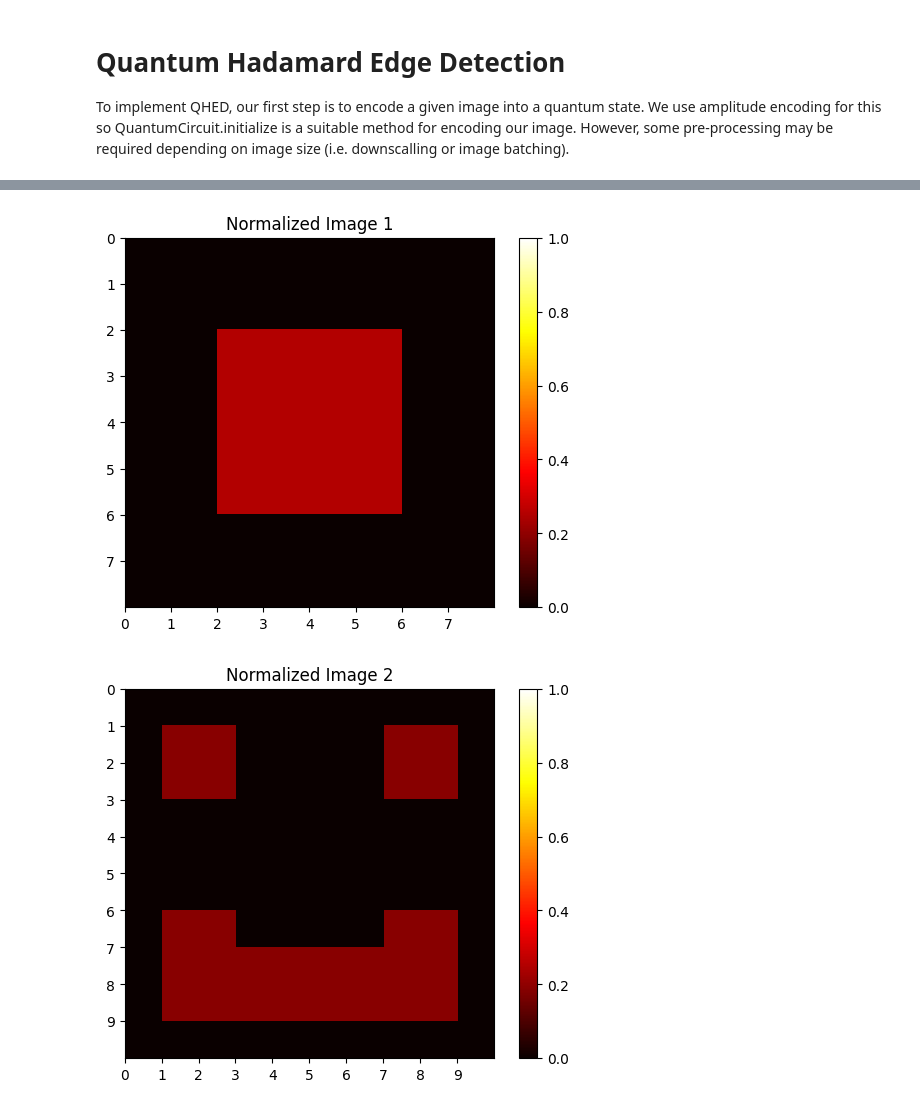
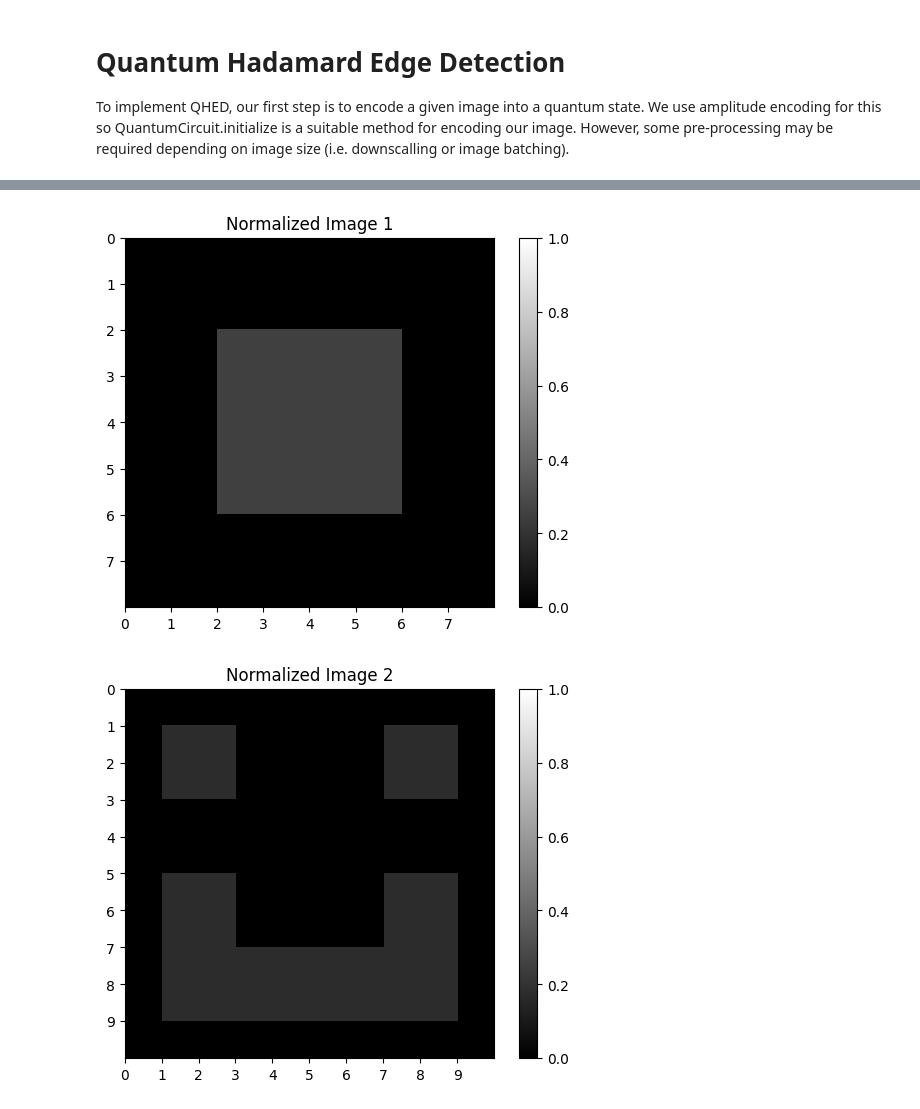
Before and after one commit to jjdcorke/Quantum-Edge-Detection---QIC890, a Jupyter notebook: QHED.ipynb, the cells around one changed output, grey strips where cells are left out. Cells and saved outputs as stored; diff of their text form; code cells hidden in the pictures.

Commit message:
modified:   QHED.ipynb modified:   QHED.py new file:   einstein.png modified:   requirements.txt

```diff
--- a/QHED.ipynb
+++ b/QHED.ipynb
@@ -31,7 +19,7 @@ img2 = np.array([[0, 0, 0, 0, 0, 0, 0, 0,0,0],
                 [0, 1, 1, 0, 0, 0, 0,1,1,0],
                 [0, 0, 0, 0, 0, 0, 0, 0,0,0],
                 [0, 0, 0, 0, 0, 0, 0, 0,0,0],
-                [0, 0, 0, 0, 0, 0, 0, 0,0,0],
+                [0, 1, 1, 0, 0, 0, 0, 1,1,0],
                 [0, 1, 1, 0, 0, 0, 0, 1,1,0],
                 [0, 1, 1, 1, 1, 1, 1, 1,1,0],
                 [0, 1, 1, 1, 1, 1, 1, 1,1,0],
@@ -53,7 +41,7 @@ def plot_image(Image, title):
     plt.title(title)
     plt.xticks(range(Image.shape[0]))
     plt.yticks(range(Image.shape[1]))
-    plt.imshow(Image, extent=[  0,Image.shape[0], Image.shape[1],0,], cmap='hot', vmin=0, vmax=1)
+    plt.imshow(Image, extent=[  0,Image.shape[0], Image.shape[1],0,], cmap='gray', vmin=0, vmax=1)
     plt.colorbar()
     plt.show()
 
@@ -67,24 +55,20 @@ plot_image(img3, 'Image 3')
 # %%
-def normalize_image(image):
-    shape = image.shape
-    norm_image = image.flatten()/np.linalg.norm(image.flatten())
+'''def normalize_image(image):
+    image64 = np.asarray(image, dtype=np.float64)
+    shape = image64.shape
+    flat = image64.flatten()
+    norm = np.linalg.norm(flat)
+    if norm == 0:
+        raise ValueError('Input image has zero norm; cannot encode amplitudes.')
+    norm_image = flat / norm
     return norm_image.reshape(shape)
-
+'''
 norm_img1 = normalize_image(img1)
 norm_img2 = normalize_image(img2)
 
 plot_image(norm_img1, 'Normalized Image 1')
 plot_image(norm_img2, 'Normalized Image 2')
-
-class QHED:
-    def __init__(self, image):
-        self.image = image
-        self.norm_image = normalize_image(image)
-        self.norm_image_T = self.norm_image.T
-        self.hscan = self.norm_image.flatten()
-        self.vscan = self.norm_image_T.flatten
-        self.n_qubits = np.ceil(np.log2(image.size)).astype(int)
 # %% [output]
-[figure, old version]
+[figure, new version]
-[figure, old version]
+[figure, new version]
 # %%
```
Also changed, not shown: parts of 5 cells of this notebook, 3 other files.
